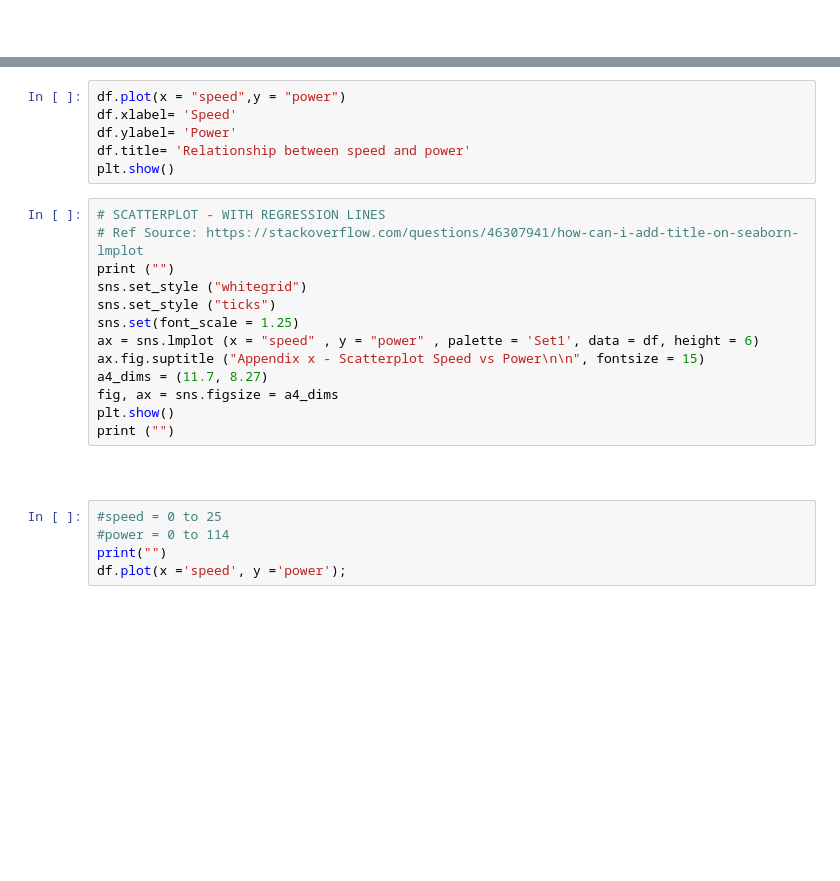
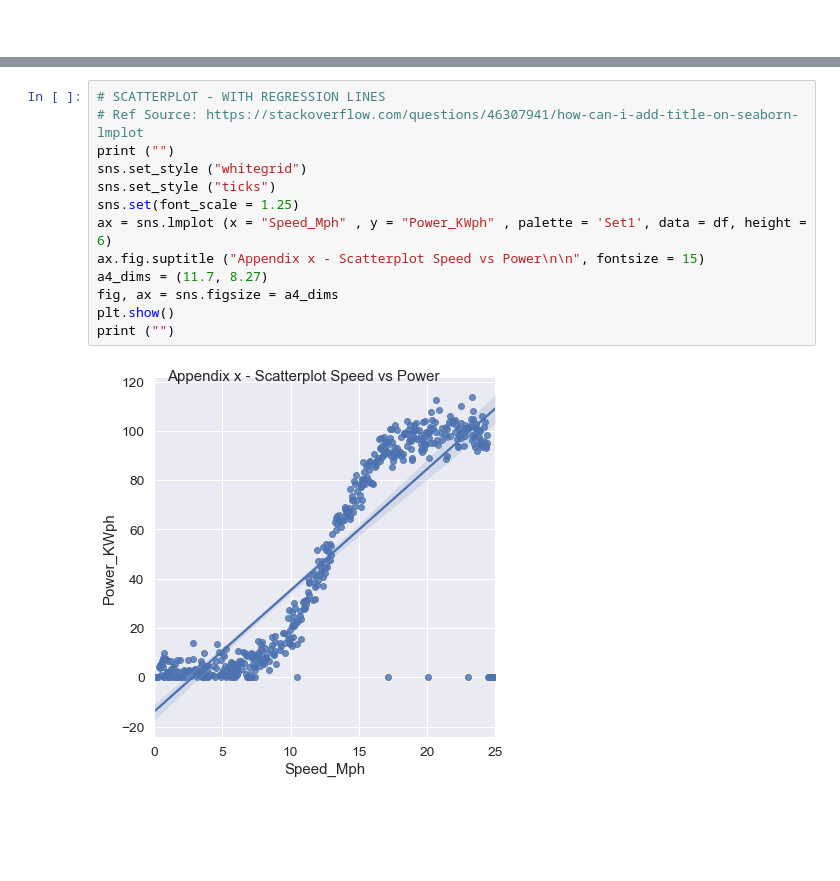
Before and after one commit to Fiona-600/Data-Analytics-2020-Project, a Jupyter notebook: Fundamentals Project 2020.ipynb, the cells around one changed output, grey strips where cells are left out. Saved outputs shown, nothing was run; the diff lists cells and outputs as text; blank space fills up the shorter version.

```diff
--- a/Fundamentals Project 2020.ipynb
+++ b/Fundamentals Project 2020.ipynb
@@ -241,29 +224,20 @@ print ("")
-# %%
-df.plot(x = "speed",y = "power")
-df.xlabel= 'Speed'
-df.ylabel= 'Power'
-df.title= 'Relationship between speed and power'
-plt.show()
 # %%
 # SCATTERPLOT - WITH REGRESSION LINES
 # Ref Source: https://stackoverflow.com/questions/46307941/how-can-i-add-title-on-seaborn-lmplot
 print ("")
 sns.set_style ("whitegrid")
 sns.set_style ("ticks")
 sns.set(font_scale = 1.25)
-ax = sns.lmplot (x = "speed" , y = "power" , palette = 'Set1', data = df, height = 6)
+ax = sns.lmplot (x = "Speed_Mph" , y = "Power_KWph" , palette = 'Set1', data = df, height = 6)
 ax.fig.suptitle ("Appendix x - Scatterplot Speed vs Power\n\n", fontsize = 15)
 a4_dims = (11.7, 8.27)
 fig, ax = sns.figsize = a4_dims
 plt.show()
 print ("")
+# %% [output]
+[figure, added]
 # %% [markdown]
 <BR>
-# %%
-#speed = 0 to 25
-#power = 0 to 114
-print("")
-df.plot(x ='speed', y ='power');
 # %% [markdown]
 <BR>
 # %%
```
Also changed, not shown: parts of 16 cells of this notebook.
